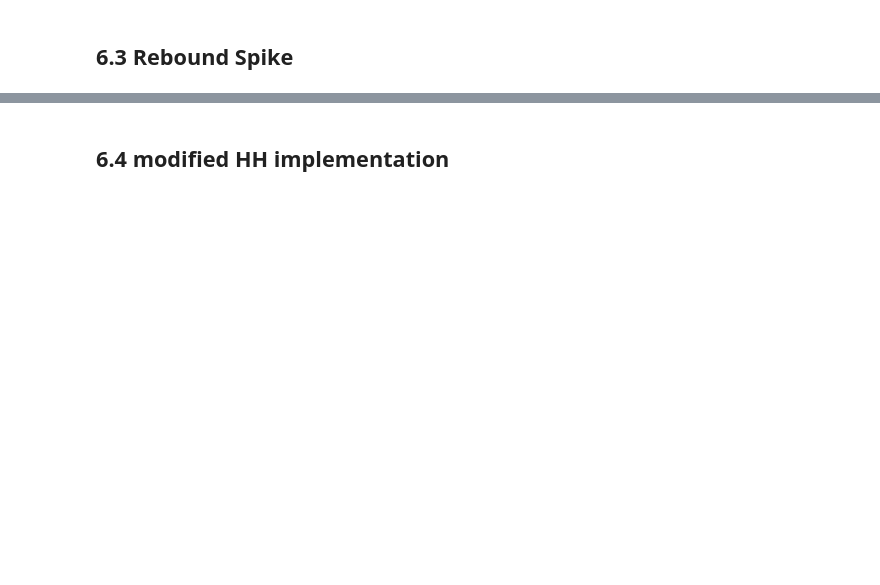
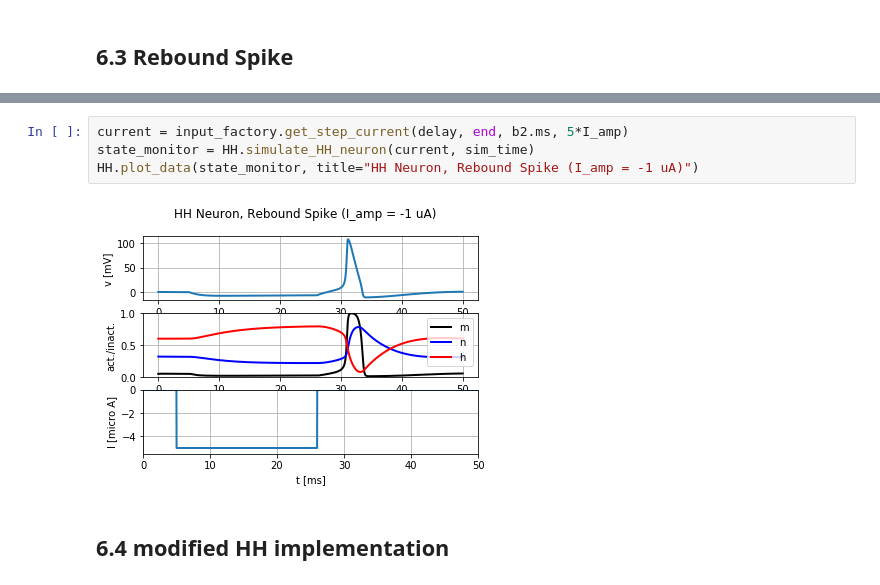
Before and after one commit to TristanBesson/bmnn, a Jupyter notebook: Ex6_Tristan_Besson_225594.ipynb, the cells around one changed output, grey strips where cells are left out. Drawn from its saved outputs; the diff is of its cells as text; blank space fills up the shorter version.

```diff
--- a/Ex6_Tristan_Besson_225594.ipynb
+++ b/Ex6_Tristan_Besson_225594.ipynb
@@ -119,2 +132,8 @@ TO DO
+# %%
+current = input_factory.get_step_current(delay, end, b2.ms, 5*I_amp)
+state_monitor = HH.simulate_HH_neuron(current, sim_time)
+HH.plot_data(state_monitor, title="HH Neuron, Rebound Spike (I_amp = -1 uA)")
+# %% [output]
+[figure, added]
 # %% [markdown]
 ## 6.4 modified HH implementation
```
Also changed, not shown: parts of 21 cells of this notebook.
